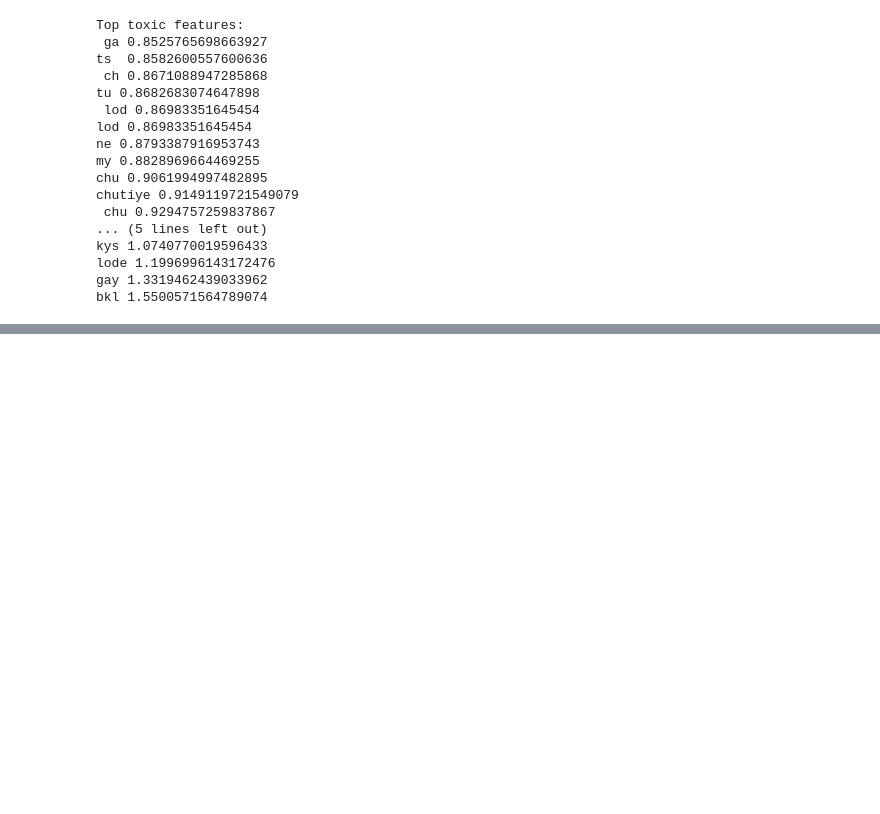
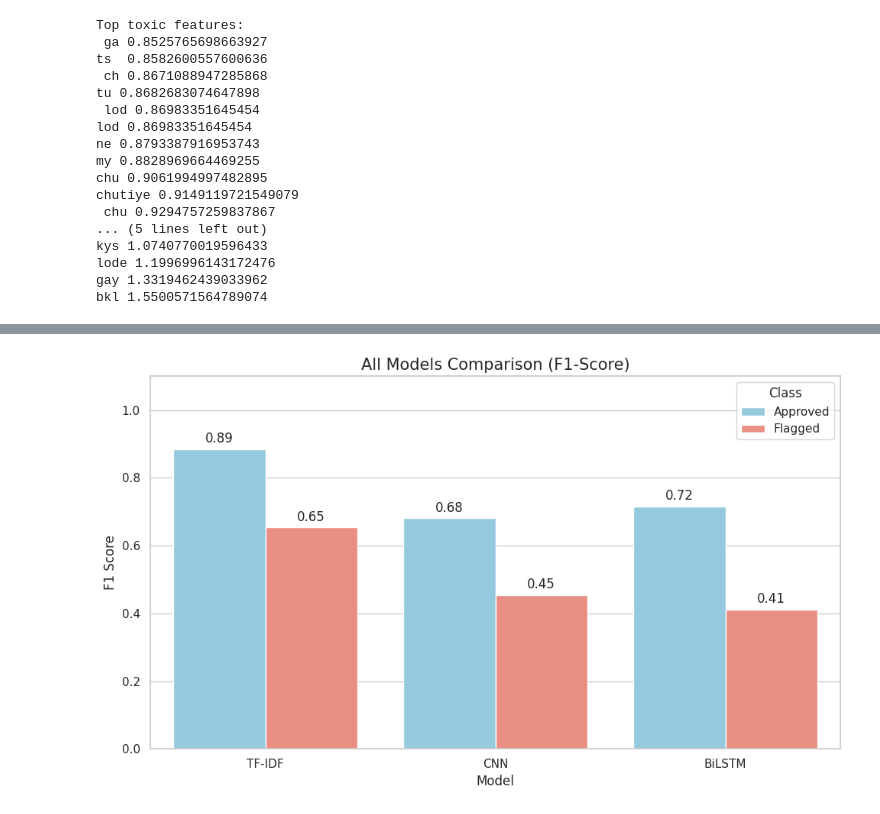
Before and after one commit to shravanasati/everynyan-moderation-service, a Jupyter notebook: src/everynyan_moderation_service/analyse.ipynb, the cells around one changed output, grey strips where cells are left out. Cells and saved outputs as stored; diff of their text form; code cells hidden in the pictures; blank space fills up the shorter version.

```diff
--- a/src/everynyan_moderation_service/analyse.ipynb
+++ b/src/everynyan_moderation_service/analyse.ipynb
@@ -214,0 +592,30 @@ bkl 1.5500571564789074
+# %%
+# Prepare DataFrame for Seaborn
+plot_data = []
+for model_name, metrics in results.items():
+    plot_data.append({'Model': model_name, 'Class': 'Approved', 'F1-Score': metrics['approved']['f1-score']})
+    plot_data.append({'Model': model_name, 'Class': 'Flagged', 'F1-Score': metrics['flagged']['f1-score']})
+
+df_plot = pd.DataFrame(plot_data)
+
+# Modern Seaborn comparison plot
+plt.figure(figsize=(10, 6))
+sns_plot = sns.barplot(
+    data=df_plot,
+    x='Model',
+    y='F1-Score',
+    hue='Class',
+    palette={"Approved": "skyblue", "Flagged": "salmon"}
+)
+
+# Use ax.bar_label for cleaner labeling
+for container in sns_plot.containers:
+    sns_plot.bar_label(container, fmt='%.2f', padding=3)
+
+plt.title('All Models Comparison (F1-Score)', fontsize=15)
+plt.ylabel('F1 Score')
+plt.ylim(0, 1.1)
+plt.tight_layout()
+plt.show()
+# %% [output]
+[figure, added]
```
Also changed, not shown: parts of 17 cells of this notebook, 4 other files.
